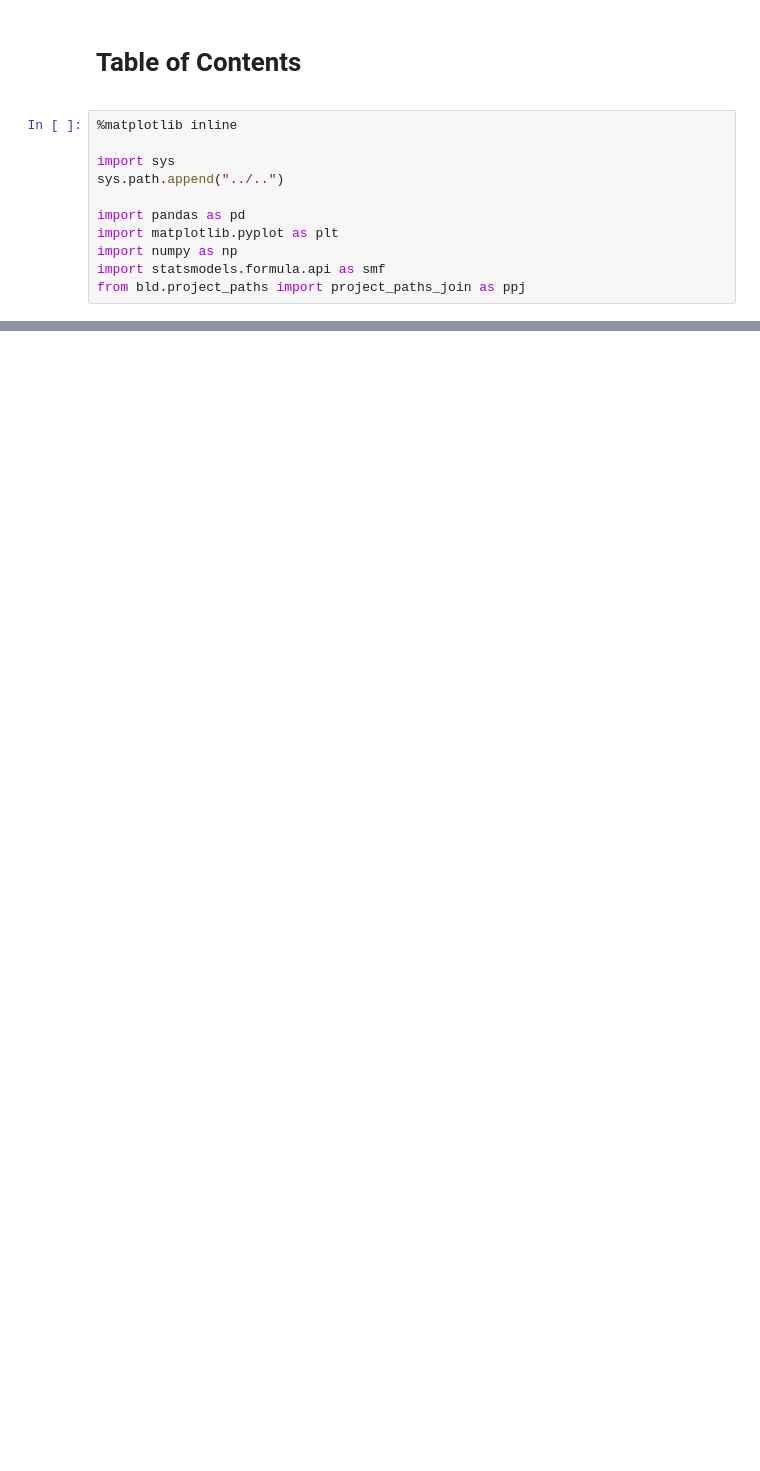
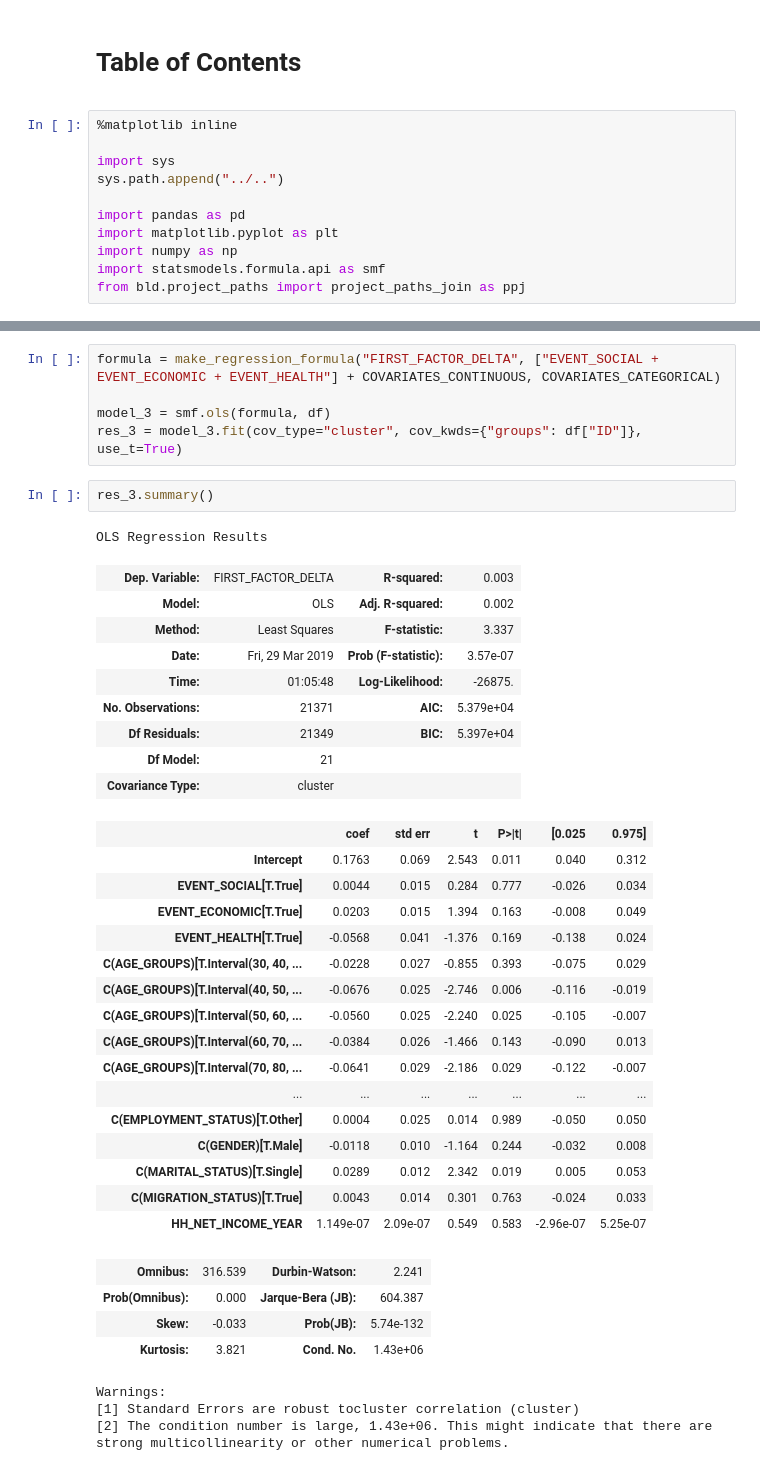
Before and after one commit to tobiasraabe/loc, a Jupyter notebook: src/exploration/explore_panel_reg.ipynb, the cells around one changed output, grey strips where cells are left out. Cells and saved outputs as stored; diff of their text form; blank space fills up the shorter version.

```diff
--- a/src/exploration/explore_panel_reg.ipynb
+++ b/src/exploration/explore_panel_reg.ipynb
@@ -75,0 +115,42 @@ Warnings:
+# %%
+formula = make_regression_formula("FIRST_FACTOR_DELTA", ["EVENT_SOCIAL + EVENT_ECONOMIC + EVENT_HEALTH"] + COVARIATES_CONTINUOUS, COVARIATES_CATEGORICAL)
+
+model_3 = smf.ols(formula, df)
+res_3 = model_3.fit(cov_type="cluster", cov_kwds={"groups": df["ID"]}, use_t=True)
+# %%
+res_3.summary()
+# %% [output]
+OLS Regression Results
+| Dep. Variable: | FIRST_FACTOR_DELTA | R-squared: | 0.003 |
+| Model: | OLS | Adj. R-squared: | 0.002 |
+| Method: | Least Squares | F-statistic: | 3.337 |
+| Date: | Fri, 29 Mar 2019 | Prob (F-statistic): | 3.57e-07 |
+| Time: | 01:05:48 | Log-Likelihood: | -26875. |
+| No. Observations: | 21371 | AIC: | 5.379e+04 |
+| Df Residuals: | 21349 | BIC: | 5.397e+04 |
+| Df Model: | 21 |  |  |
+| Covariance Type: | cluster |  |  |
+|  | coef | std err | t | P>|t| | [0.025 | 0.975] |
+| Intercept | 0.1763 | 0.069 | 2.543 | 0.011 | 0.040 | 0.312 |
+| EVENT_SOCIAL[T.True] | 0.0044 | 0.015 | 0.284 | 0.777 | -0.026 | 0.034 |
+| EVENT_ECONOMIC[T.True] | 0.0203 | 0.015 | 1.394 | 0.163 | -0.008 | 0.049 |
+| EVENT_HEALTH[T.True] | -0.0568 | 0.041 | -1.376 | 0.169 | -0.138 | 0.024 |
+| C(AGE_GROUPS)[T.Interval(30, 40, ... | -0.0228 | 0.027 | -0.855 | 0.393 | -0.075 | 0.029 |
+| C(AGE_GROUPS)[T.Interval(40, 50, ... | -0.0676 | 0.025 | -2.746 | 0.006 | -0.116 | -0.019 |
+| C(AGE_GROUPS)[T.Interval(50, 60, ... | -0.0560 | 0.025 | -2.240 | 0.025 | -0.105 | -0.007 |
+| C(AGE_GROUPS)[T.Interval(60, 70, ... | -0.0384 | 0.026 | -1.466 | 0.143 | -0.090 | 0.013 |
+| C(AGE_GROUPS)[T.Interval(70, 80, ... | -0.0641 | 0.029 | -2.186 | 0.029 | -0.122 | -0.007 |
+| ... | ... | ... | ... | ... | ... | ... |
+| C(EMPLOYMENT_STATUS)[T.Other] | 0.0004 | 0.025 | 0.014 | 0.989 | -0.050 | 0.050 |
+| C(GENDER)[T.Male] | -0.0118 | 0.010 | -1.164 | 0.244 | -0.032 | 0.008 |
+| C(MARITAL_STATUS)[T.Single] | 0.0289 | 0.012 | 2.342 | 0.019 | 0.005 | 0.053 |
+| C(MIGRATION_STATUS)[T.True] | 0.0043 | 0.014 | 0.301 | 0.763 | -0.024 | 0.033 |
+| HH_NET_INCOME_YEAR | 1.149e-07 | 2.09e-07 | 0.549 | 0.583 | -2.96e-07 | 5.25e-07 |
+| Omnibus: | 316.539 | Durbin-Watson: | 2.241 |
+| Prob(Omnibus): | 0.000 | Jarque-Bera (JB): | 604.387 |
+| Skew: | -0.033 | Prob(JB): | 5.74e-132 |
+| Kurtosis: | 3.821 | Cond. No. | 1.43e+06 |
+Warnings:
+[1] Standard Errors are robust tocluster correlation (cluster)
+[2] The condition number is large, 1.43e+06. This might indicate that there are
+strong multicollinearity or other numerical problems.
```
Also changed, not shown: parts of 9 cells of this notebook, 3 other files.
